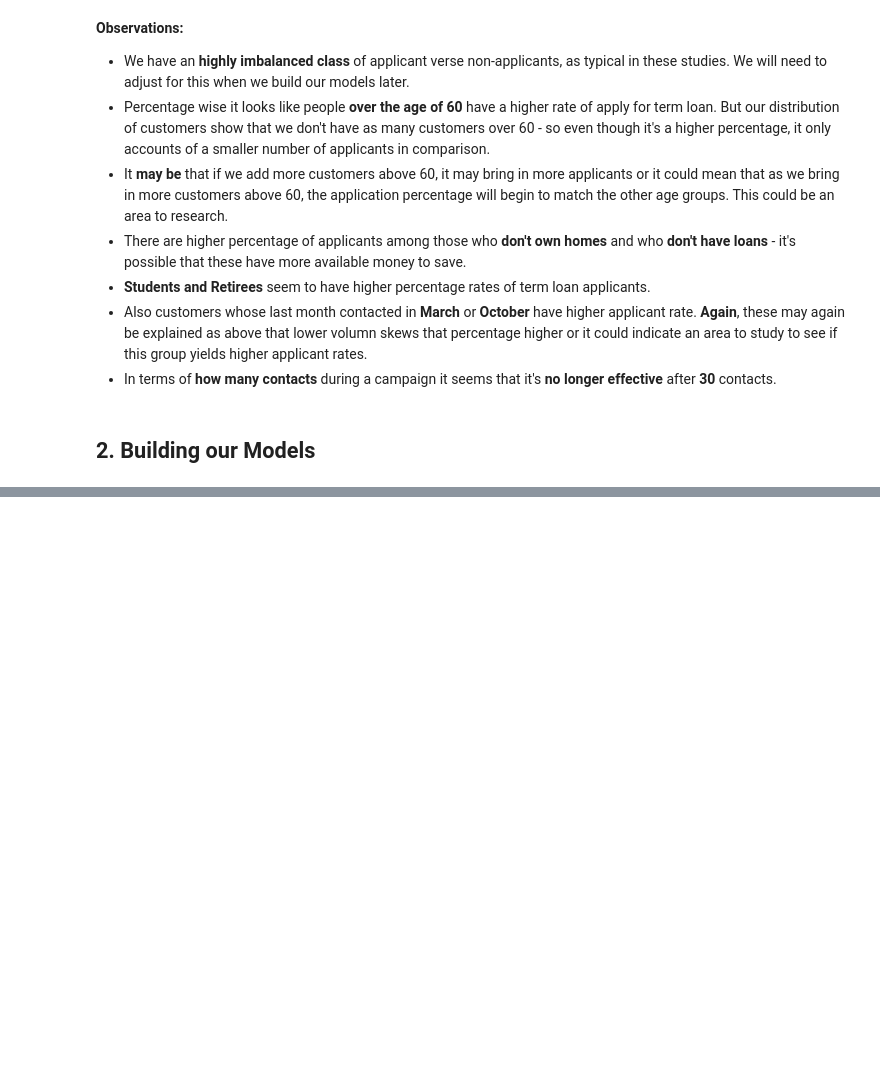
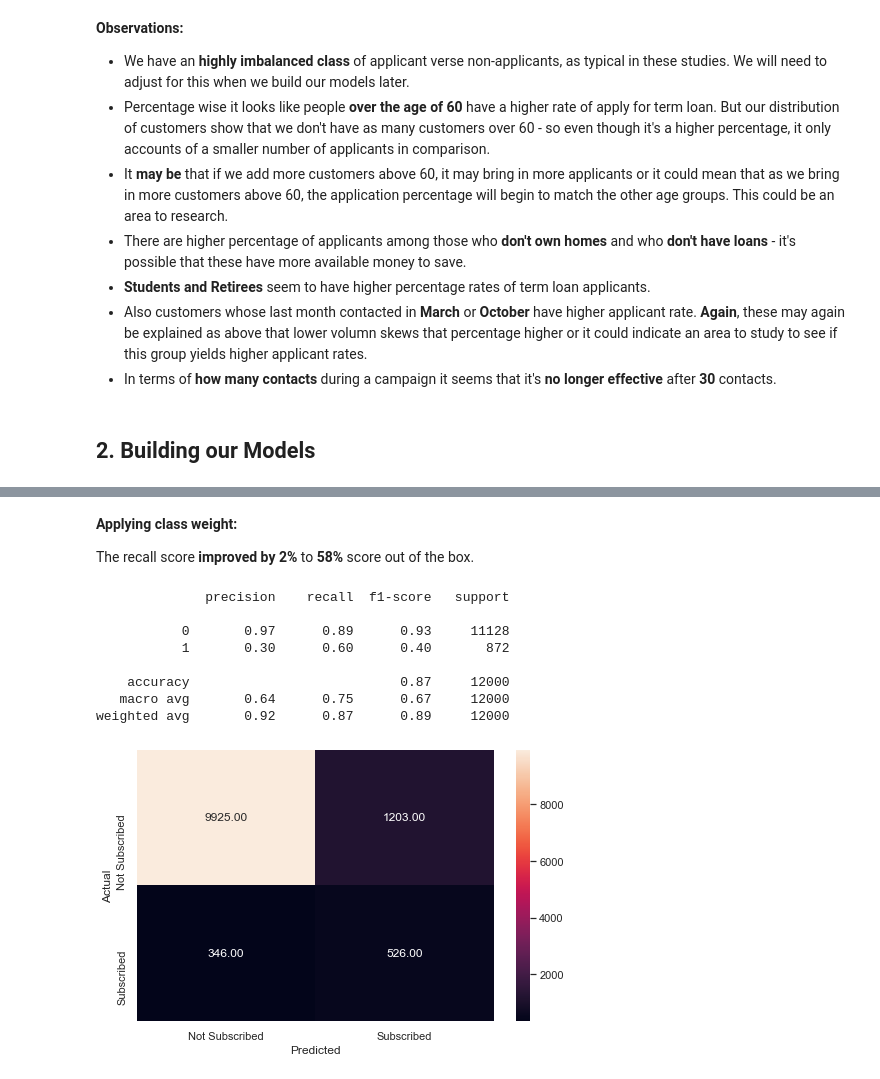
Before and after one commit to kre8tions/Apziva, a Jupyter notebook: cbxr8ZpqR79rOXna/cbxr8ZpqR79rOXna.ipynb, the cells around one changed output, grey strips where cells are left out. Saved outputs shown, nothing was run; the diff lists cells and outputs as text; code cells hidden in the pictures; blank space fills up the shorter version.

```diff
--- a/cbxr8ZpqR79rOXna/cbxr8ZpqR79rOXna.ipynb
+++ b/cbxr8ZpqR79rOXna/cbxr8ZpqR79rOXna.ipynb
@@ -730,0 +793,18 @@ metrics_score(y_test, y_test_pred_perc)
+# %% [markdown]
+**Applying class weight:**
+
+The recall score **improved by 2%** to **58%** score out of the box.
+# %%
+# checking performance on test dataset
+y_test_pred_perc = perc_clf.predict(x_test)
+metrics_score(y_test, y_test_pred_perc)
+# %% [output]
+              precision    recall  f1-score   support
+
+           0       0.97      0.89      0.93     11128
+           1       0.30      0.60      0.40       872
+
+    accuracy                           0.87     12000
+   macro avg       0.64      0.75      0.67     12000
+weighted avg       0.92      0.87      0.89     12000
+[figure, added]
```
Also changed, not shown: parts of 65 cells of this notebook.
